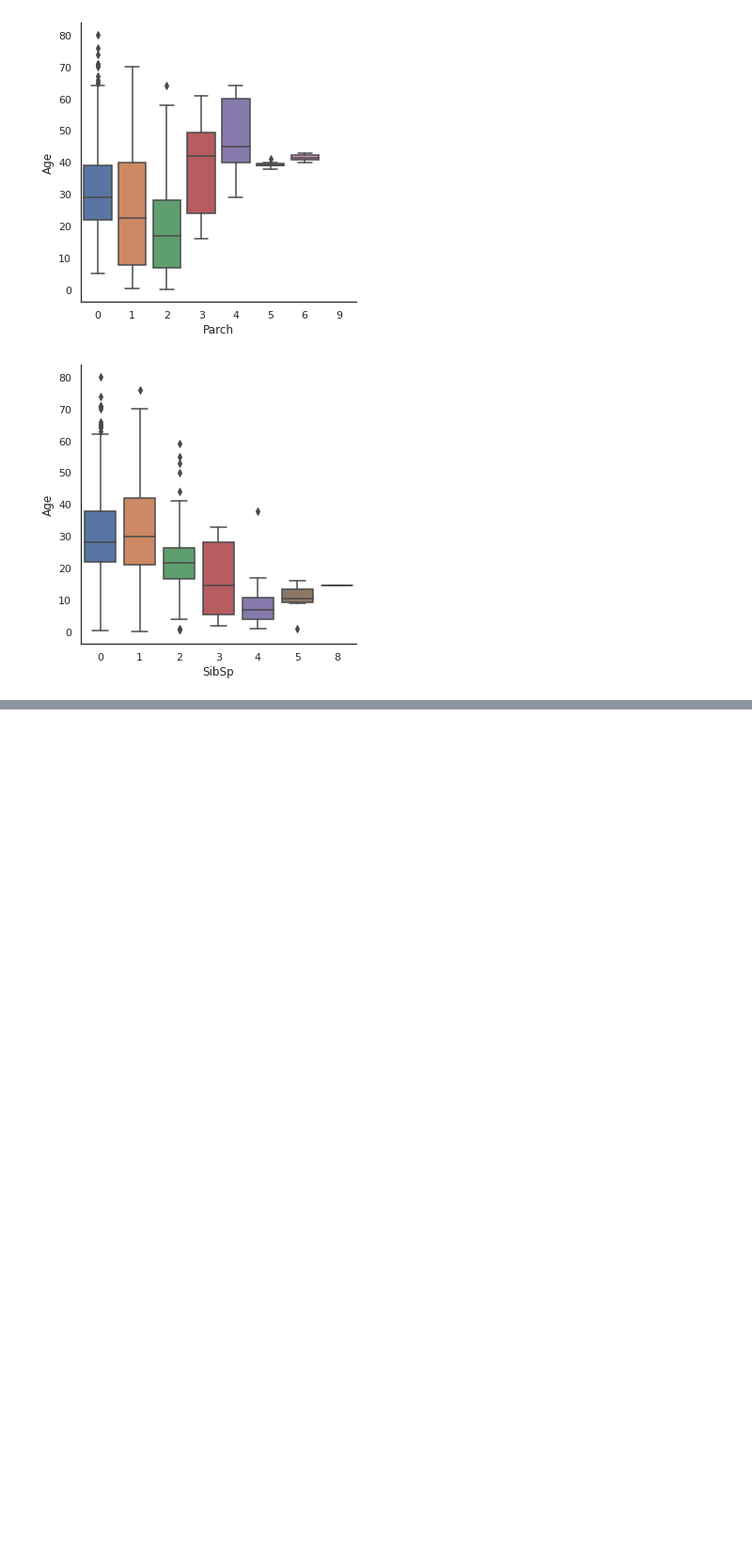
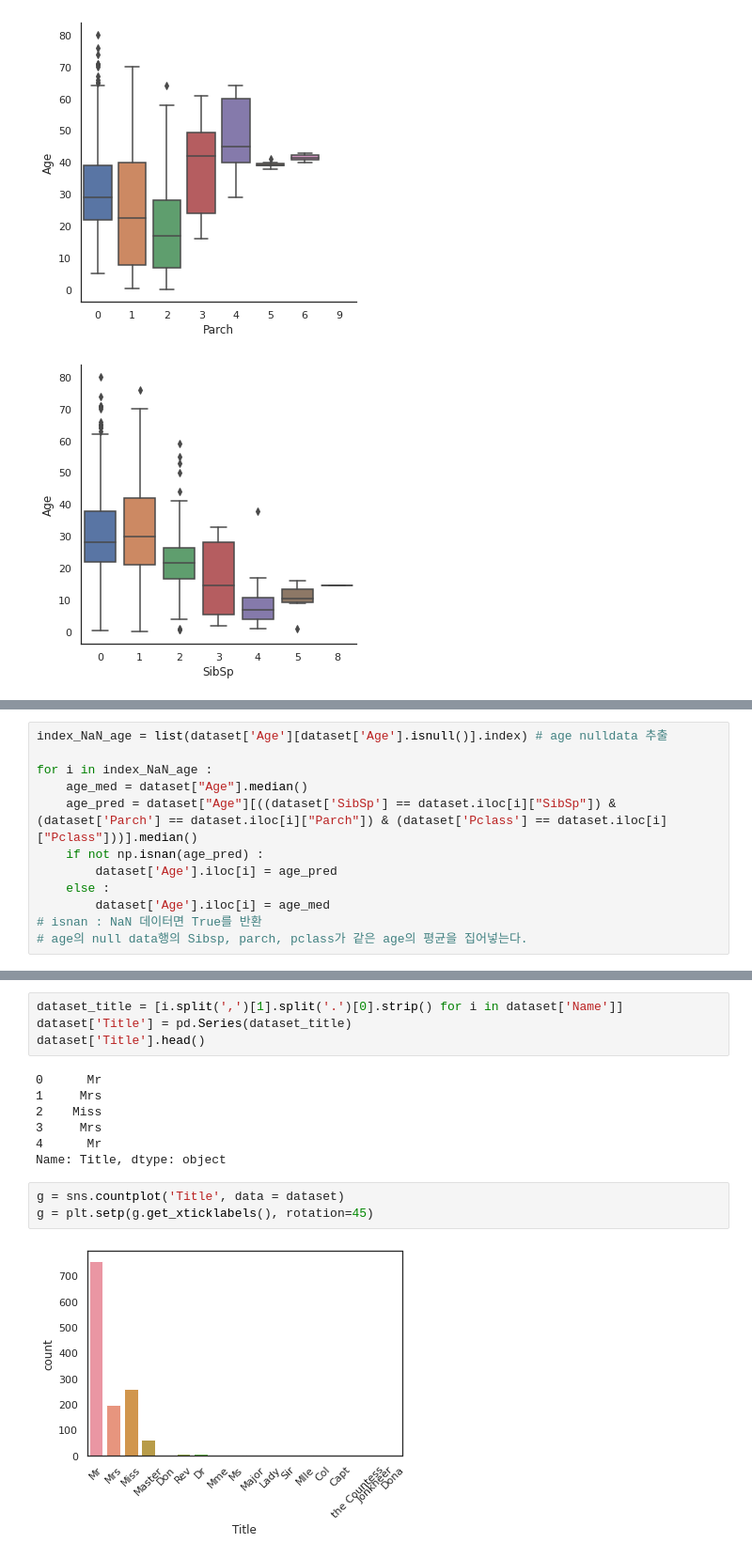
Before and after one commit to Yumpop/Kaggle_practice, a Jupyter notebook: titanic-third-practice.ipynb, the cells around one changed output, grey strips where cells are left out. Shown: that part at 94% size. Cells and saved outputs as stored; diff of their text form; blank space fills up the shorter version.

```diff
--- a/titanic-third-practice.ipynb
+++ b/titanic-third-practice.ipynb
@@ -267,0 +284,12 @@ g = sns.factorplot(y="Age",x="SibSp", data=dataset,kind="box")
+# %%
+index_NaN_age = list(dataset['Age'][dataset['Age'].isnull()].index) # age nulldata 추출
+
+for i in index_NaN_age :
+    age_med = dataset["Age"].median()
+    age_pred = dataset["Age"][((dataset['SibSp'] == dataset.iloc[i]["SibSp"]) & (dataset['Parch'] == dataset.iloc[i]["Parch"]) & (dataset['Pclass'] == dataset.iloc[i]["Pclass"]))].median()
+    if not np.isnan(age_pred) :
+        dataset['Age'].iloc[i] = age_pred
+    else :
+        dataset['Age'].iloc[i] = age_med
+# isnan : NaN 데이터면 True를 반환
+# age의 null data행의 Sibsp, parch, pclass가 같은 age의 평균을 집어넣는다.
@@ -267,0 +313,16 @@ g = sns.factorplot(y="Age",x="SibSp", data=dataset,kind="box")
+# %%
+dataset_title = [i.split(',')[1].split('.')[0].strip() for i in dataset['Name']]
+dataset['Title'] = pd.Series(dataset_title)
+dataset['Title'].head()
+# %% [output]
+0      Mr
+1     Mrs
+2    Miss
+3     Mrs
+4      Mr
+Name: Title, dtype: object
+# %%
+g = sns.countplot('Title', data = dataset)
+g = plt.setp(g.get_xticklabels(), rotation=45)
+# %% [output]
+[figure, added]
```
Also changed, not shown: parts of 44 cells of this notebook.
